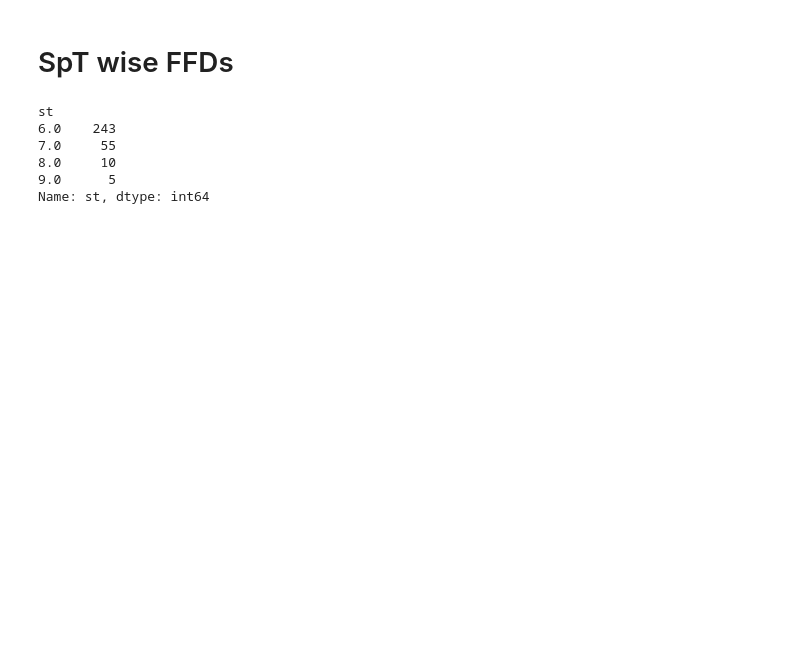
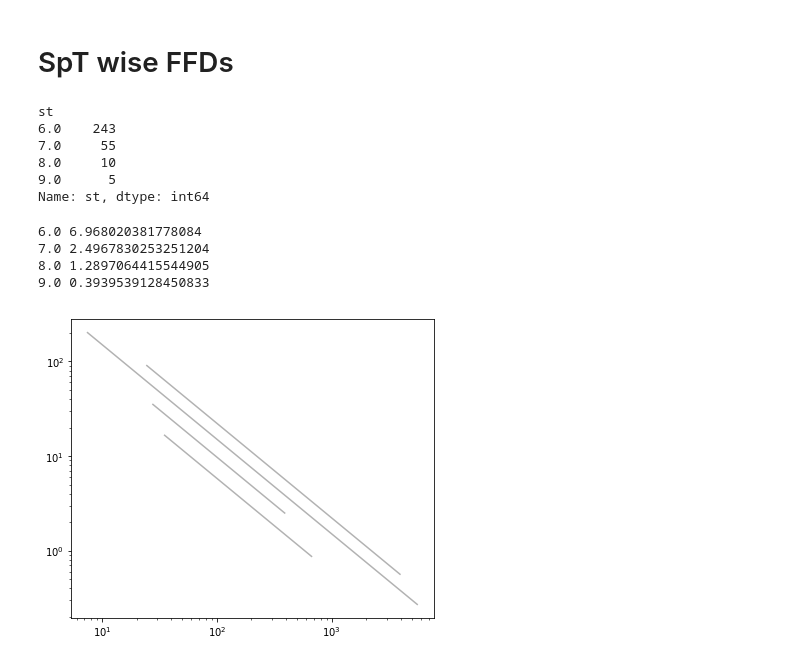
Before and after one commit to ekaterinailin/TESS_UCD_flares, a Jupyter notebook: notebook/NB5_post_analysis.ipynb, the cells around one changed output. Saved outputs shown, nothing was run; the diff lists cells and outputs as text; code cells hidden in the pictures; blank space fills up the shorter version.

```diff
--- a/notebook/NB5_post_analysis.ipynb
+++ b/notebook/NB5_post_analysis.ipynb
@@ -42,0 +29,2 @@ totobs
+# %%
+sttobs = obst.groupby("TIC").first().groupby("st").target_time_years.sum()
@@ -144,7 +108,7 @@ fig.subplots_adjust(hspace=0, wspace=0)
 # %% [markdown]
 # SpT wise FFDs
 # %%
-h = df.groupby("st").st.count().sort_values(ascending=False).head(8)
+h = df.groupby("st").st.count().sort_values(ascending=False).head(4)
 h
 # %% [output]
 st
@@ -153,3 +117,33 @@ st
 8.0     10
 9.0      5
 Name: st, dtype: int64
+# %%
+df = df[~np.isnan(df.recovery_probability) & (df.recovery_probability > 0.2)]
+df = df.sort_values(by="ed_corr", ascending=False)
+df = df[~df.ed_corr.isnull() & np.isfinite(df.ed_corr) & (df.ed_rec > 5)]
+df = df[df.istop-df.istart > 2]
+# %%
+p = []
+fig, ax = plt.subplots(nrows=1,ncols=1,figsize=(6.5,5.5), sharex=True, sharey=True, squeeze=True)
+s, c = 4, "k"
+for st in h.index:
+    d = df[df.st==st]
+    tobs =  sttobs[str(int(st))]
+    print(st,tobs)
+    ffd = FFD(f=d, tot_obs_time=tobs, ID="TIC")
+    ffd.alpha, ffd.alpha_err = 2., 0.2
+    ed, freq, counts = ffd.ed_and_freq(energy_correction=True,
+                                recovery_probability_correction=True,
+                                 multiple_stars=True)
+    _beta, ffd.beta, ffd.beta_err = ffd.fit_beta_to_powerlaw(ed, freq*ffd.tot_obs_time)
+    a, x, y = ffd.plot_powerlaw(ax, ed, c=c, alpha=0.3)
+    p.append([x,y])
+len(p)
+plt.xscale('log')
+plt.yscale('log')
+# %% [output]
+6.0 6.968020381778084
+7.0 2.4967830253251204
+8.0 1.2897064415544905
+9.0 0.3939539128450833
+[figure, added]
```
Also changed, not shown: parts of 8 cells of this notebook, 1 other file.
